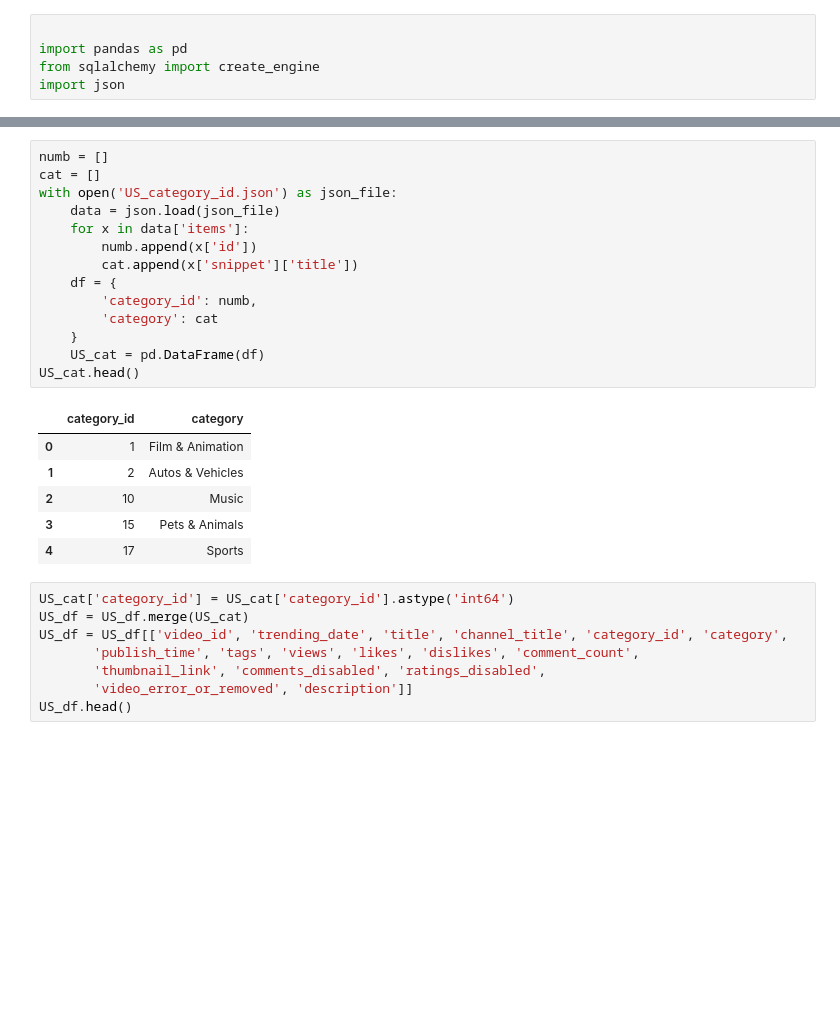
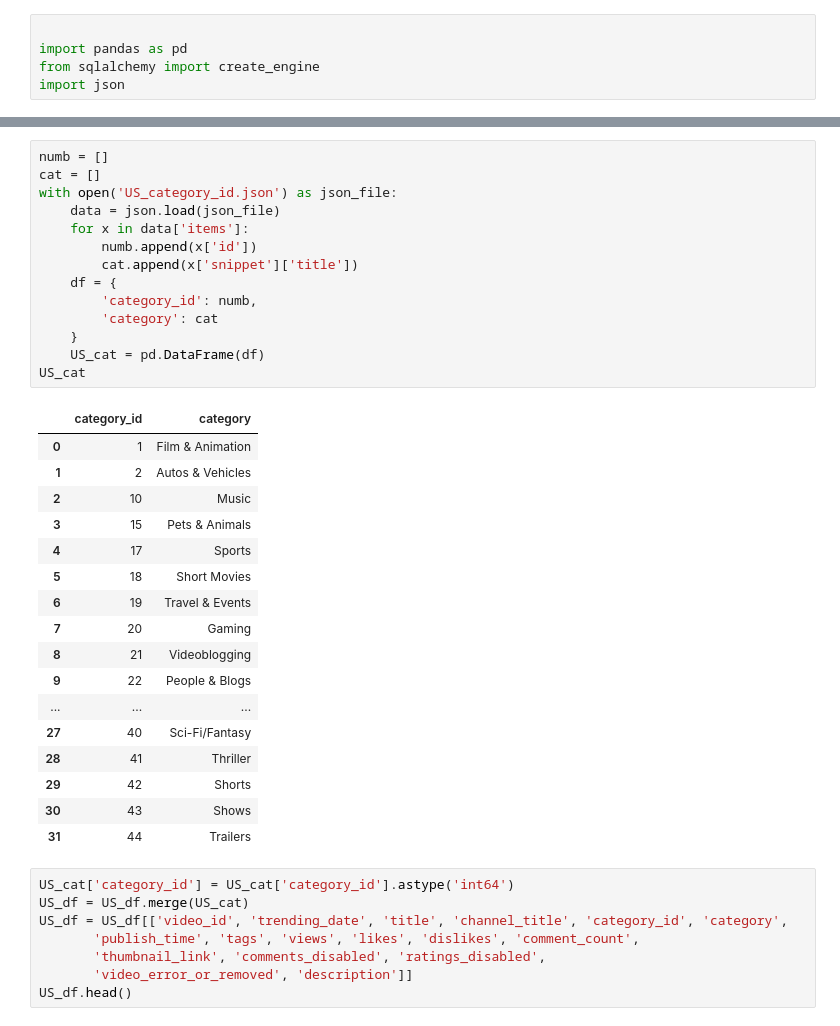
Before and after one commit to ShawnAdvani/Project2, a Jupyter notebook: db/raw_data/SQL_upload2_Accumalated_by_Cat.ipynb, the cells around one changed output, grey strips where cells are left out. Saved outputs shown, nothing was run; the diff lists cells and outputs as text; blank space fills up the shorter version.

```diff
--- a/db/raw_data/SQL_upload2_Accumalated_by_Cat.ipynb
+++ b/db/raw_data/SQL_upload2_Accumalated_by_Cat.ipynb
@@ -29,24 +29,35 @@ GB_df.head()
 # %%
 numb = []
 cat = []
 with open('US_category_id.json') as json_file:
     data = json.load(json_file)
     for x in data['items']:
         numb.append(x['id'])
         cat.append(x['snippet']['title'])
     df = {
         'category_id': numb,
         'category': cat
     }
     US_cat = pd.DataFrame(df)
-US_cat.head()
+US_cat
 # %% [output]
 |  | category_id | category |
 | 0 | 1 | Film & Animation |
 | 1 | 2 | Autos & Vehicles |
 | 2 | 10 | Music |
 | 3 | 15 | Pets & Animals |
 | 4 | 17 | Sports |
+| 5 | 18 | Short Movies |
+| 6 | 19 | Travel & Events |
+| 7 | 20 | Gaming |
+| 8 | 21 | Videoblogging |
+| 9 | 22 | People & Blogs |
+| ... | ... | ... |
+| 27 | 40 | Sci-Fi/Fantasy |
+| 28 | 41 | Thriller |
+| 29 | 42 | Shorts |
+| 30 | 43 | Shows |
+| 31 | 44 | Trailers |
 # %%
 US_cat['category_id'] = US_cat['category_id'].astype('int64')
 US_df = US_df.merge(US_cat)
```
Also changed, not shown: parts of 2 cells of this notebook, 12 other files.
